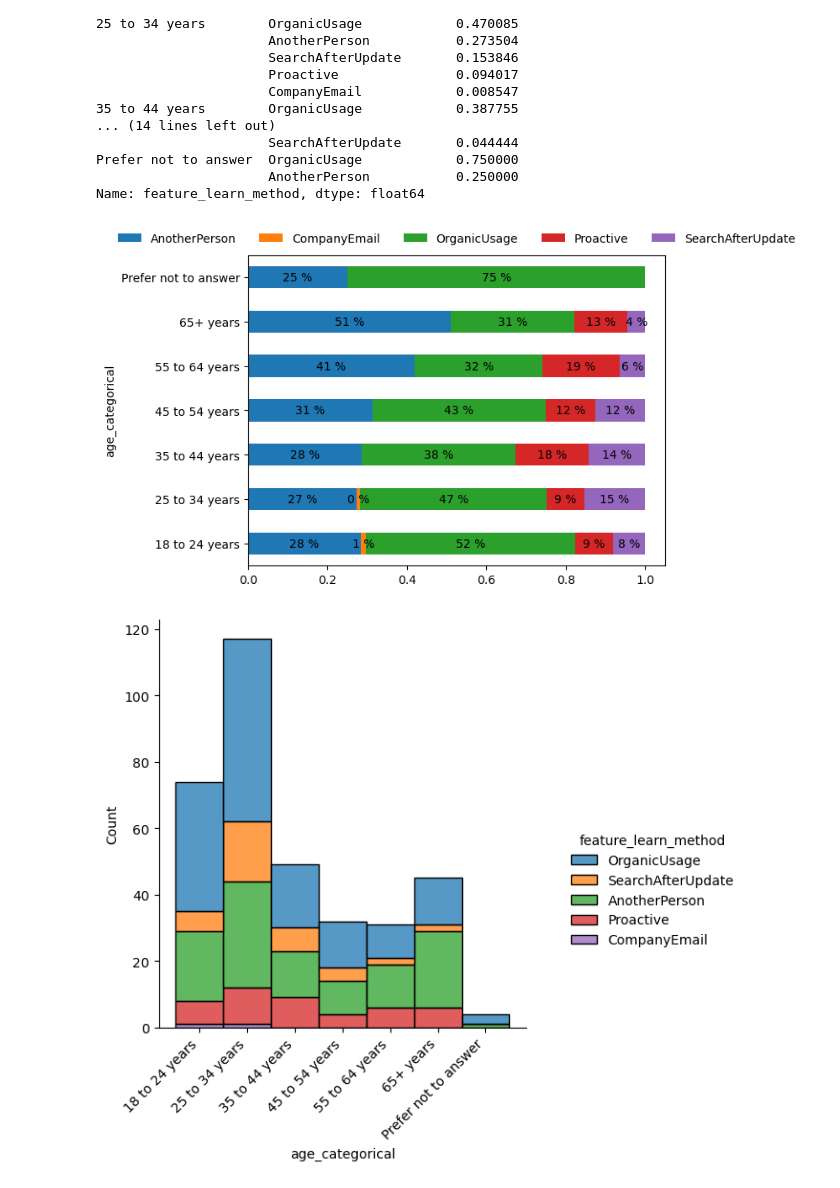
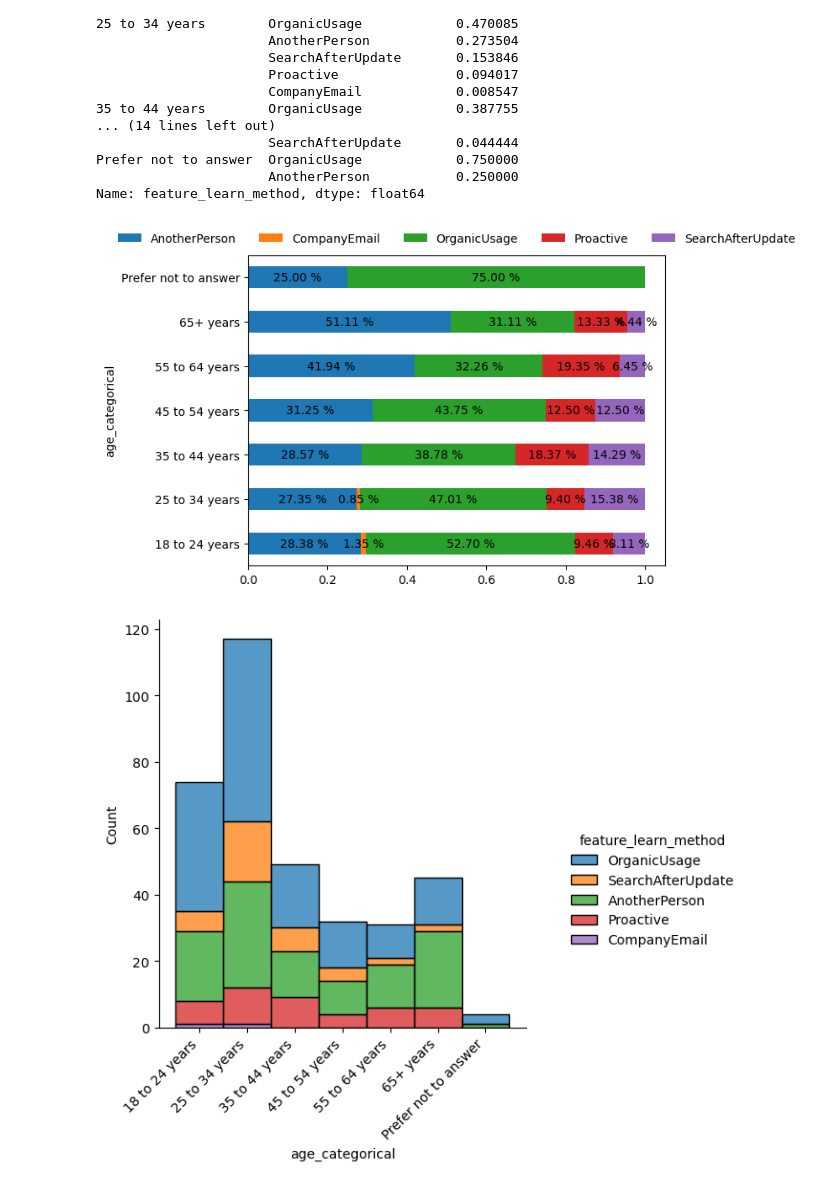
Before and after one commit to smc395/smartphone-wellbeing-study, a Jupyter notebook: analysis.ipynb, the cells around one changed output. Cells and saved outputs as stored; diff of their text form; code cells hidden in the pictures.

```diff
--- a/analysis.ipynb
+++ b/analysis.ipynb
@@ -44,3 +63,23 @@ def phone_type_mapping_func(ptype : str):
         return 0
 
 df['iphone_flag'] = df['phone_type'].apply(phone_type_mapping_func)
+
+# create a Categorical type column out of the age column which orders the age categories
+age_order_list = ['18 to 24 years', '25 to 34 years', '35 to 44 years', '45 to 54 years'
+, '55 to 64 years', '65+ years', 'Prefer not to answer']
+
+df['age_categorical'] = pd.Categorical(df['age'], categories=age_order_list, ordered=True)
+
+# coalesce the awareness and usage columns to one column for analysis
+# source: https://www.statology.org/pandas-coalesce/
+df['all_phone_feature_aware'] = df[['iphone_aware', 'samsung_aware', 'pixel_aware', 'other_aware']].bfill(axis=1).iloc[:, 0]
+df['all_phone_feature_usage'] = df[['iphone_usage', 'samsung_usage', 'pixel_usage', 'other_usage']].bfill(axis=1).iloc[:, 0]
+
+# encode the feature learn method column to a passive versus active flag column.
+def active_learn_method_mapping_func(flm : str):
+    if flm == 'OrganicUsage' or flm == 'AnotherPerson':
+        return 0
+    else:
+        return 1
+
+df['active_learn_method_flag'] = df['feature_learn_method'].apply(active_learn_method_mapping_func)
@@ -312,32 +354,32 @@ Name: feature_learn_method, dtype: float64
 # %%
 # Source: https://stackoverflow.com/questions/64754905/100-stacked-bar-chart-python-seaborn-matplotlib
 df_grouped = df.groupby('age_categorical')['feature_learn_method'].value_counts(normalize=True).unstack('feature_learn_method')
 df_grouped.plot.barh(stacked=True)
 
 plt.legend(
     bbox_to_anchor=(0.5, 1.02),
     loc="lower center",
     borderaxespad=0,
     frameon=False,
     ncol=5,
 )
 
 for age_index, flm in df_grouped.reset_index(drop=True).iterrows():
     cumulative = 0
     for element in flm:
         if np.isnan(element):
             element = 0
         else:
             plt.text(
                 cumulative + element / 2,
                 age_index,
-                f"{int(element * 100)} %",
+                f"{element * 100:.1f} %",
                 va="center",
                 ha="center",
             )
         cumulative += element
 # %% [output]
-[figure, old version]
+[figure, new version]
 # %%
 # stacked 100% bar chart
 # chi-square test
```
Also changed, not shown: parts of 41 cells of this notebook.
